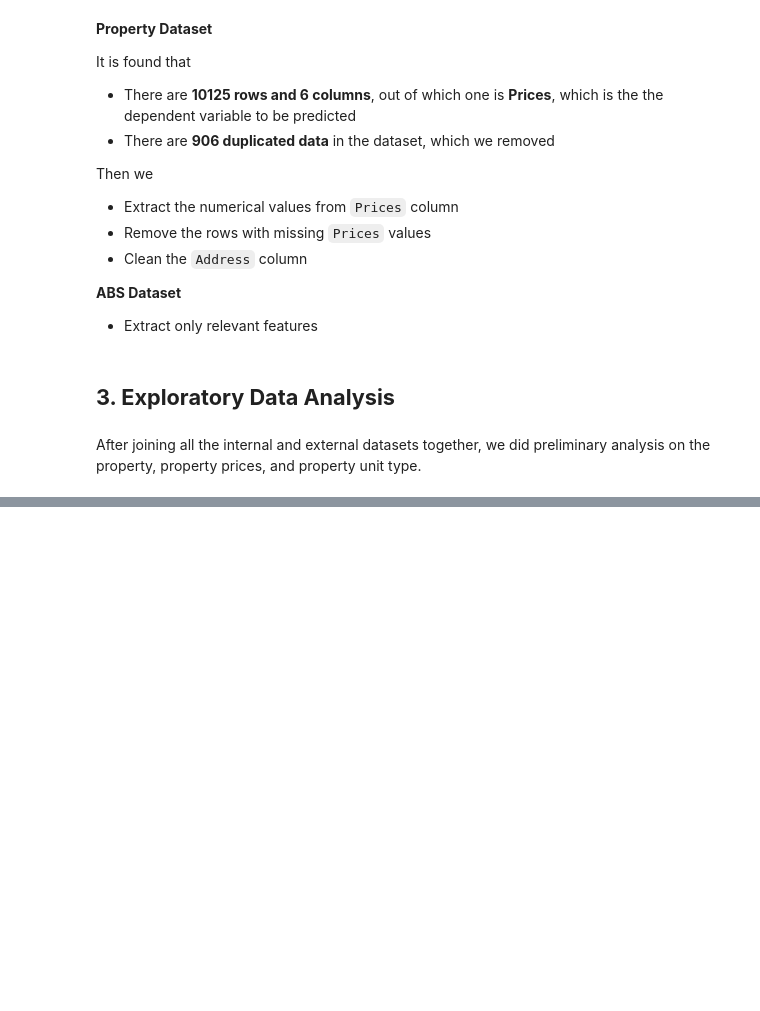
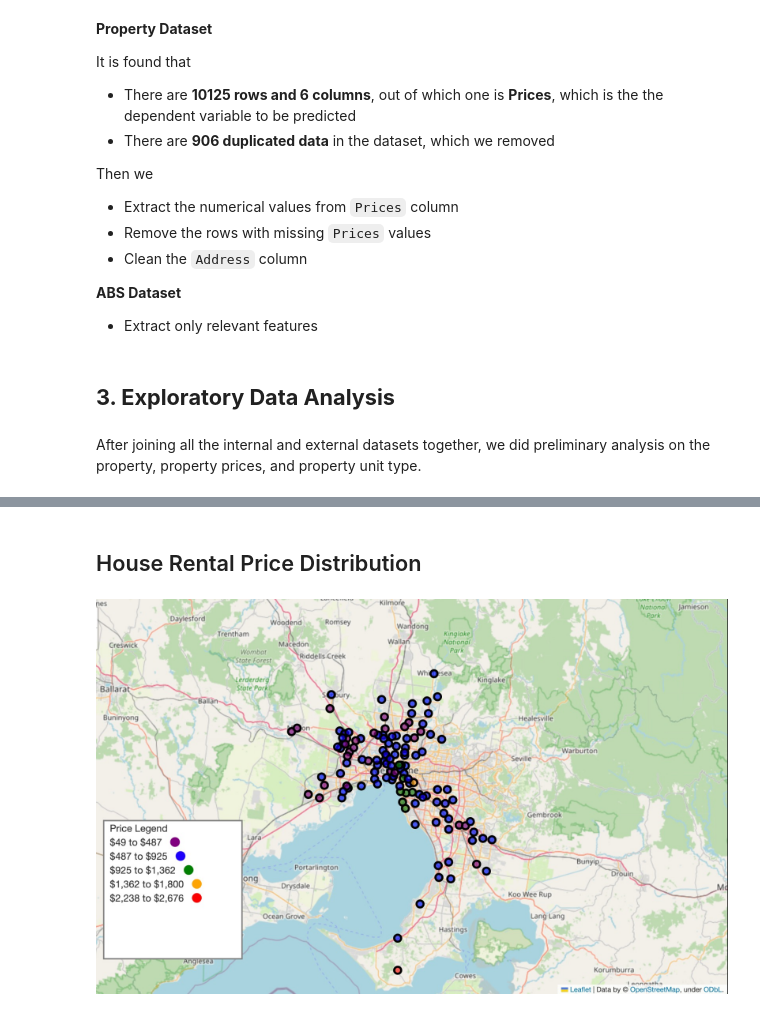
Before and after one commit to vanessagraciia/Real-Estate-Industry-Project, a Jupyter notebook: notebooks/summary_notebook.ipynb, the cells around one changed output, grey strips where cells are left out. Drawn from its saved outputs; the diff is of its cells as text; code cells hidden in the pictures; blank space fills up the shorter version.

```diff
--- a/notebooks/summary_notebook.ipynb
+++ b/notebooks/summary_notebook.ipynb
@@ -153,0 +90,10 @@ On a first look at the dataset, it is found that
+# %% [markdown]
+## House Rental Price Distribution
+# %%
+# Define the path
+file_path = '../plots/house.jpeg'
+
+# Display the image
+Image(filename=file_path)
+# %% [output]
+[figure, added]
```
Also changed, not shown: parts of 60 cells of this notebook.
